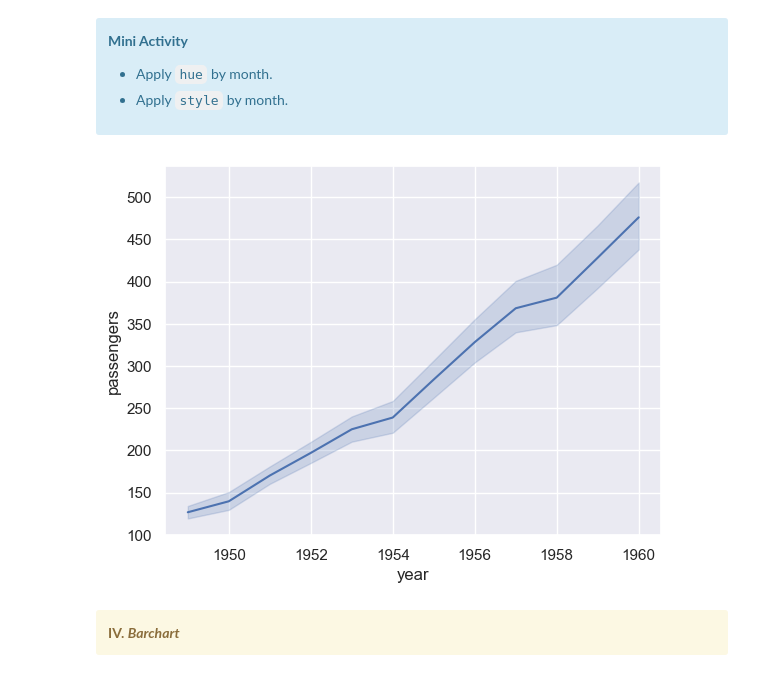
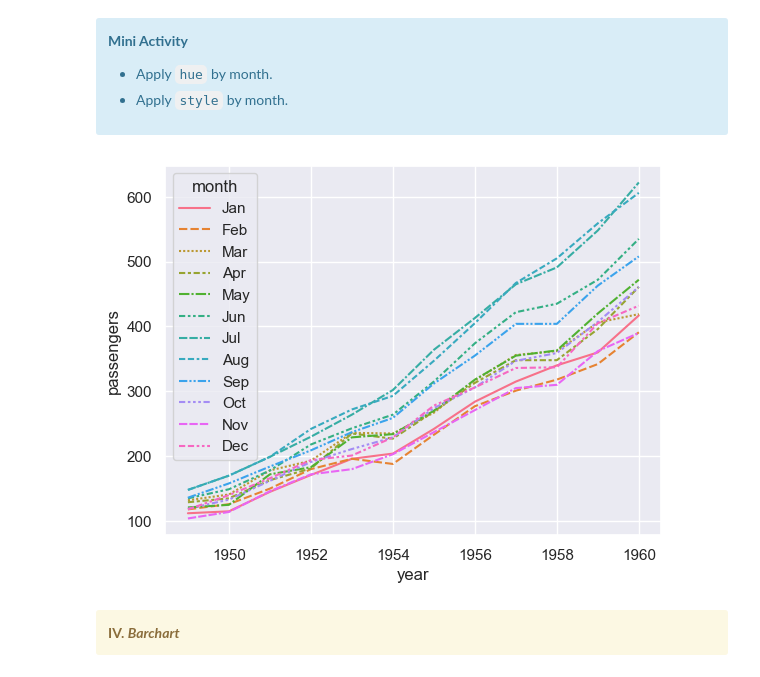
Before and after one commit to wisaaco/MCINTROPYTHON, a Jupyter notebook: notebooks/02_Pandas/03_visualization.ipynb, the cells around one changed output. Drawn from its saved outputs; the diff is of its cells as text; code cells hidden in the pictures.

```diff
--- a/notebooks/02_Pandas/03_visualization.ipynb
+++ b/notebooks/02_Pandas/03_visualization.ipynb
@@ -264,12 +266,14 @@ __Mini Activity__
 # %%
 sns.lineplot(
     data=flights,
     x="year",
-    y="passengers"
+    y="passengers",
+    hue = "month",
+    style="month"
 )
 plt.show()
 # %% [output]
-[figure, old version]
+[figure, new version]
 # %% [markdown]
 <div class="alert alert-warning">
     <b> IV. <i>Barchart </i></b>
```
Also changed, not shown: parts of 13 cells of this notebook, 4 other files.
